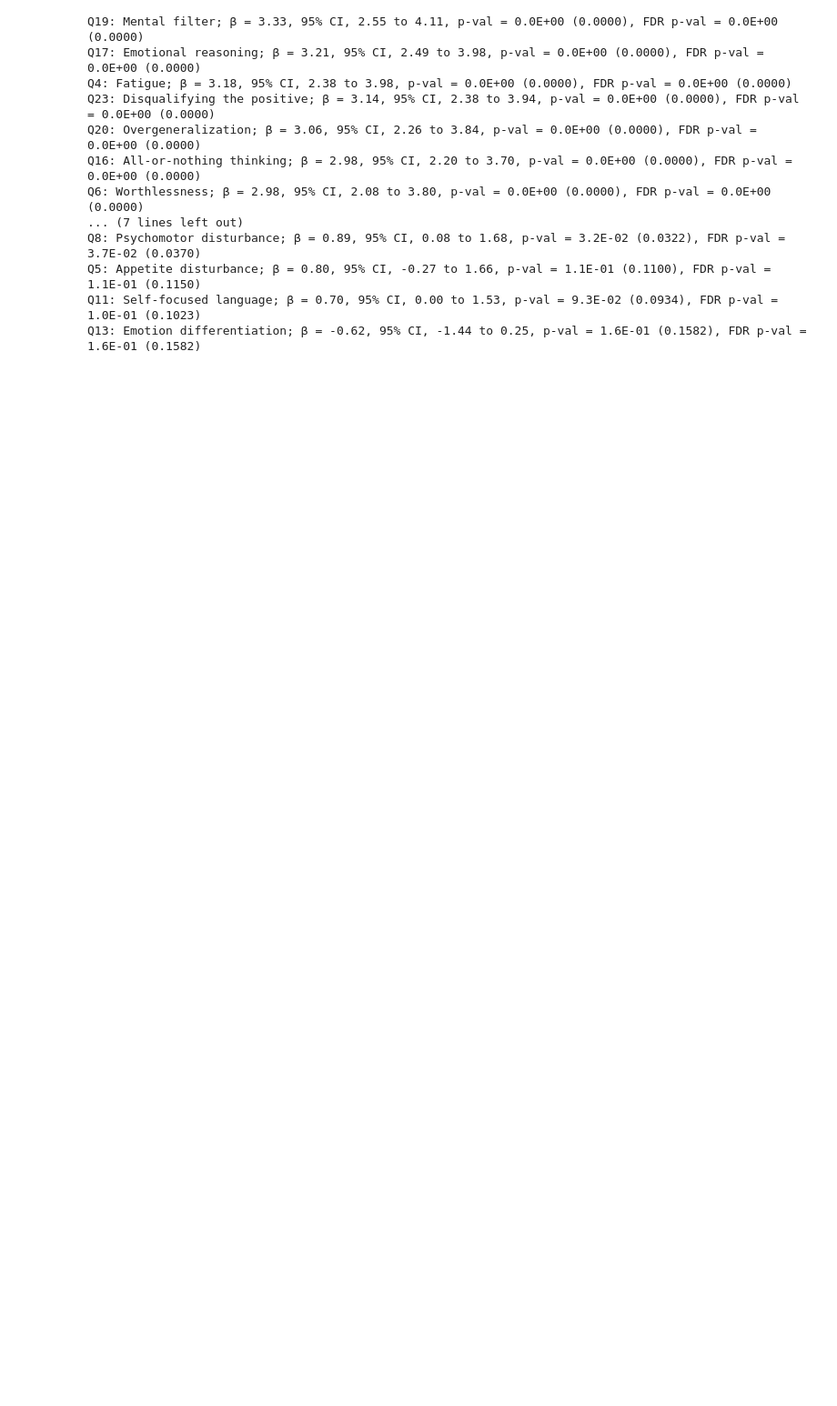
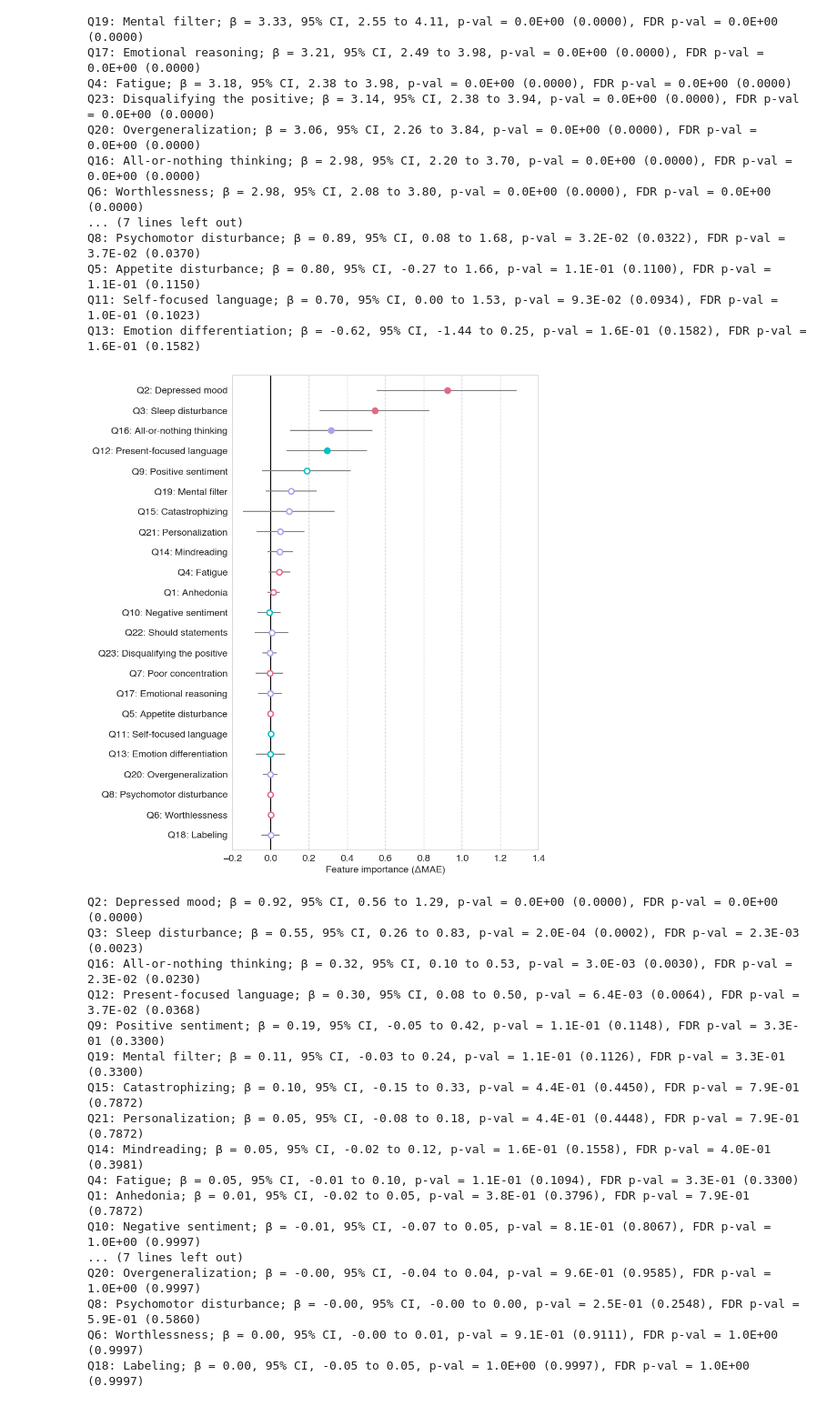
Before and after one commit to cocoanlab/AIDA, a Jupyter notebook: AIDA_modeling.ipynb, the cells around one changed output. Shown at 91% size. Cells and saved outputs as stored; diff of their text form; code cells hidden in the pictures; blank space fills up the shorter version.

```diff
--- a/AIDA_modeling.ipynb
+++ b/AIDA_modeling.ipynb
@@ -418,0 +448,46 @@ Q13: Emotion differentiation; β = -0.62, 95% CI, -1.44 to 0.25, p-val = 1.6E-01
+# %%
+x = np.array(Q_desc)
+y = dmae
+g = np.array([0]*8 + [1]*5 + [2]*10)
+idx = np.argsort(abs(y))
+yerr = bootles_dmae_ci
+
+plt.figure(figsize=(8, 12.5))
+sns.set_style("whitegrid", {"font.sans-serif": "Helvetica"})
+plt.grid(True, linestyle="--", linewidth=1, axis='x')
+plt.axvline(0, color='black')
+plt.errorbar(x=y[idx], y=x[idx], fmt="none", xerr=abs(y[:,np.newaxis]-yerr)[idx,:].T, color="gray")
+sns.pointplot(x=y[idx], y=None)
+for i in range(len(x)):
+    c = ["#E16A86", "#00BFC6", "#ACA2EC"][g[idx][i]]
+    fc = 'white' if bootles_dmae_p[idx][i] >= 0.05 else c
+    mk, sz = ("D", 50) if (bootles_dmae_p_fdr[idx][i] >= 0.05) & (bootles_dmae_p[idx][i] < 0.05) else ("o", 50*4/np.pi)
+    plt.scatter(y[idx][i], x[idx][i], color=c, edgecolor=c, linewidth=2, facecolor=fc, marker=mk, s=sz, zorder=3)
+plt.xlim([-0.2, 1.4])
+plt.ylim([-0.75, len(x)-0.25])
+plt.xlabel("Feature importance (ΔMAE)", fontsize=14)
+plt.xticks(np.arange(-0.2, 1.6, 0.2), fontsize=14)
+plt.yticks(fontsize=14)
+plt.savefig(os.path.join(result_dir, "AIDA_dMAE.pdf"), bbox_inches='tight')
+plt.show()
+print("\n".join([f"{x_each}; β = {y_each:.2f}, 95% CI, {ci_each[0]:.2f} to {ci_each[1]:.2f}, p-val = {p_each:.1E} ({p_each:.4f}), FDR p-val = {p_fdr_each:.1E} ({p_fdr_each:.4f})"
+                 for x_each, y_each, ci_each, p_each, p_fdr_each in zip(x[idx], y[idx], bootles_dmae_ci[idx,:], bootles_dmae_p[idx], bootles_dmae_p_fdr[idx])][::-1]))
+# %% [output]
+[figure, added]
+Q2: Depressed mood; β = 0.92, 95% CI, 0.56 to 1.29, p-val = 0.0E+00 (0.0000), FDR p-val = 0.0E+00 (0.0000)
+Q3: Sleep disturbance; β = 0.55, 95% CI, 0.26 to 0.83, p-val = 2.0E-04 (0.0002), FDR p-val = 2.3E-03 (0.0023)
+Q16: All-or-nothing thinking; β = 0.32, 95% CI, 0.10 to 0.53, p-val = 3.0E-03 (0.0030), FDR p-val = 2.3E-02 (0.0230)
+Q12: Present-focused language; β = 0.30, 95% CI, 0.08 to 0.50, p-val = 6.4E-03 (0.0064), FDR p-val = 3.7E-02 (0.0368)
+Q9: Positive sentiment; β = 0.19, 95% CI, -0.05 to 0.42, p-val = 1.1E-01 (0.1148), FDR p-val = 3.3E-01 (0.3300)
+Q19: Mental filter; β = 0.11, 95% CI, -0.03 to 0.24, p-val = 1.1E-01 (0.1126), FDR p-val = 3.3E-01 (0.3300)
+Q15: Catastrophizing; β = 0.10, 95% CI, -0.15 to 0.33, p-val = 4.4E-01 (0.4450), FDR p-val = 7.9E-01 (0.7872)
+Q21: Personalization; β = 0.05, 95% CI, -0.08 to 0.18, p-val = 4.4E-01 (0.4448), FDR p-val = 7.9E-01 (0.7872)
+Q14: Mindreading; β = 0.05, 95% CI, -0.02 to 0.12, p-val = 1.6E-01 (0.1558), FDR p-val = 4.0E-01 (0.3981)
+Q4: Fatigue; β = 0.05, 95% CI, -0.01 to 0.10, p-val = 1.1E-01 (0.1094), FDR p-val = 3.3E-01 (0.3300)
+Q1: Anhedonia; β = 0.01, 95% CI, -0.02 to 0.05, p-val = 3.8E-01 (0.3796), FDR p-val = 7.9E-01 (0.7872)
+Q10: Negative sentiment; β = -0.01, 95% CI, -0.07 to 0.05, p-val = 8.1E-01 (0.8067), FDR p-val = 1.0E+00 (0.9997)
+... (7 lines left out)
+Q20: Overgeneralization; β = -0.00, 95% CI, -0.04 to 0.04, p-val = 9.6E-01 (0.9585), FDR p-val = 1.0E+00 (0.9997)
+Q8: Psychomotor disturbance; β = -0.00, 95% CI, -0.00 to 0.00, p-val = 2.5E-01 (0.2548), FDR p-val = 5.9E-01 (0.5860)
+Q6: Worthlessness; β = 0.00, 95% CI, -0.00 to 0.01, p-val = 9.1E-01 (0.9111), FDR p-val = 1.0E+00 (0.9997)
+Q18: Labeling; β = 0.00, 95% CI, -0.05 to 0.05, p-val = 1.0E+00 (0.9997), FDR p-val = 1.0E+00 (0.9997)
```
Also changed, not shown: parts of 2 cells of this notebook, 49 other files.
